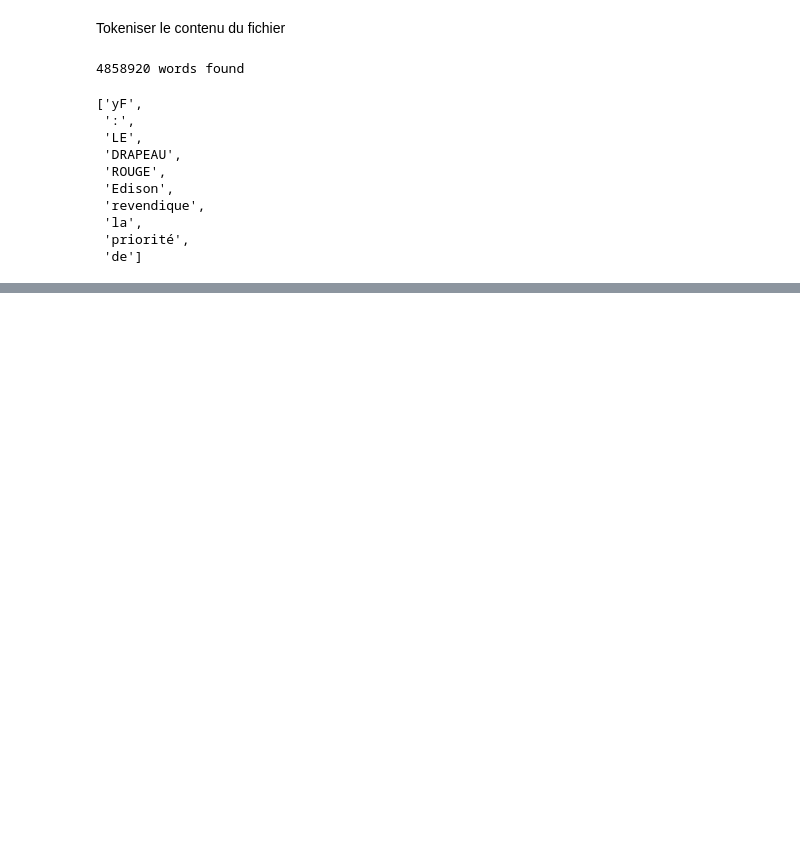
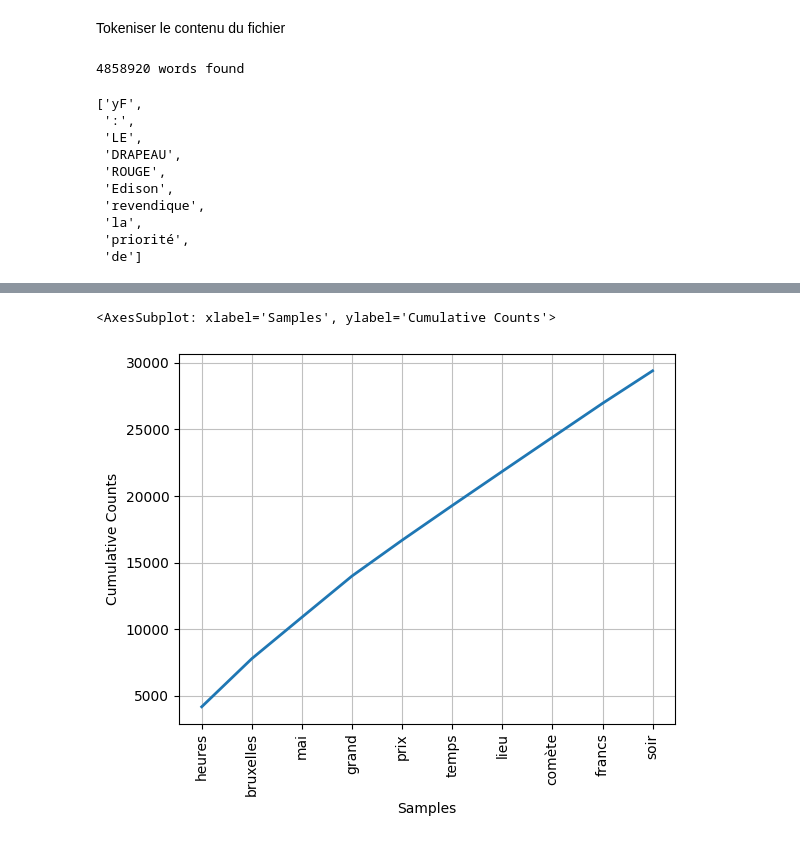
Before and after one commit to CasiaLogan/tac, a Jupyter notebook: tps/tp4/analyse.ipynb, the cells around one changed output, grey strips where cells are left out. Cells and saved outputs as stored; diff of their text form; code cells hidden in the pictures; blank space fills up the shorter version.

Commit message:
début de l analyse de keywords

```diff
--- a/tps/tp4/analyse.ipynb
+++ b/tps/tp4/analyse.ipynb
@@ -22,4 +22,4 @@ sw += ["les", "plus", "cette", "fait", "faire", "être", "deux", "comme", "dont"
        "van", "het", "autre", "jusqu", ":", "même", "voir", "fois", "jour", "année", "ans", "faites", "le", "la", "de"]
 
 # New stopwords to add
-new_stopwords = [
+git_stopwords = [
@@ -27,6 +27,13 @@ new_stopwords = [
 ]
 
-sw += new_stopwords
+#domaine specific
+domaine_stopwords = [
+"rue"
+#garder les noms des villes pour faire une analyse spatiale?
+]
+
+sw += git_stopwords
+sw += domaine_stopwords
 sw = set(sw)
 
 
@@ -94,0 +126,9 @@ fdist.most_common(10)
+# %%
+# Plot: les n mots les plus fréquents
+n = 10
+fdist.plot(n, cumulative=True)
+#why is it so... linear ? I need to think about how to consider the surrounding text, as the pages are usually filled with other subjects than the commet
+#and why is it increasing? There are almost have the instances of soir than heures
+# %% [output]
+<AxesSubplot: xlabel='Samples', ylabel='Cumulative Counts'>
+[figure, added]
```
Also changed, not shown: parts of 9 cells of this notebook, 2 other files.
